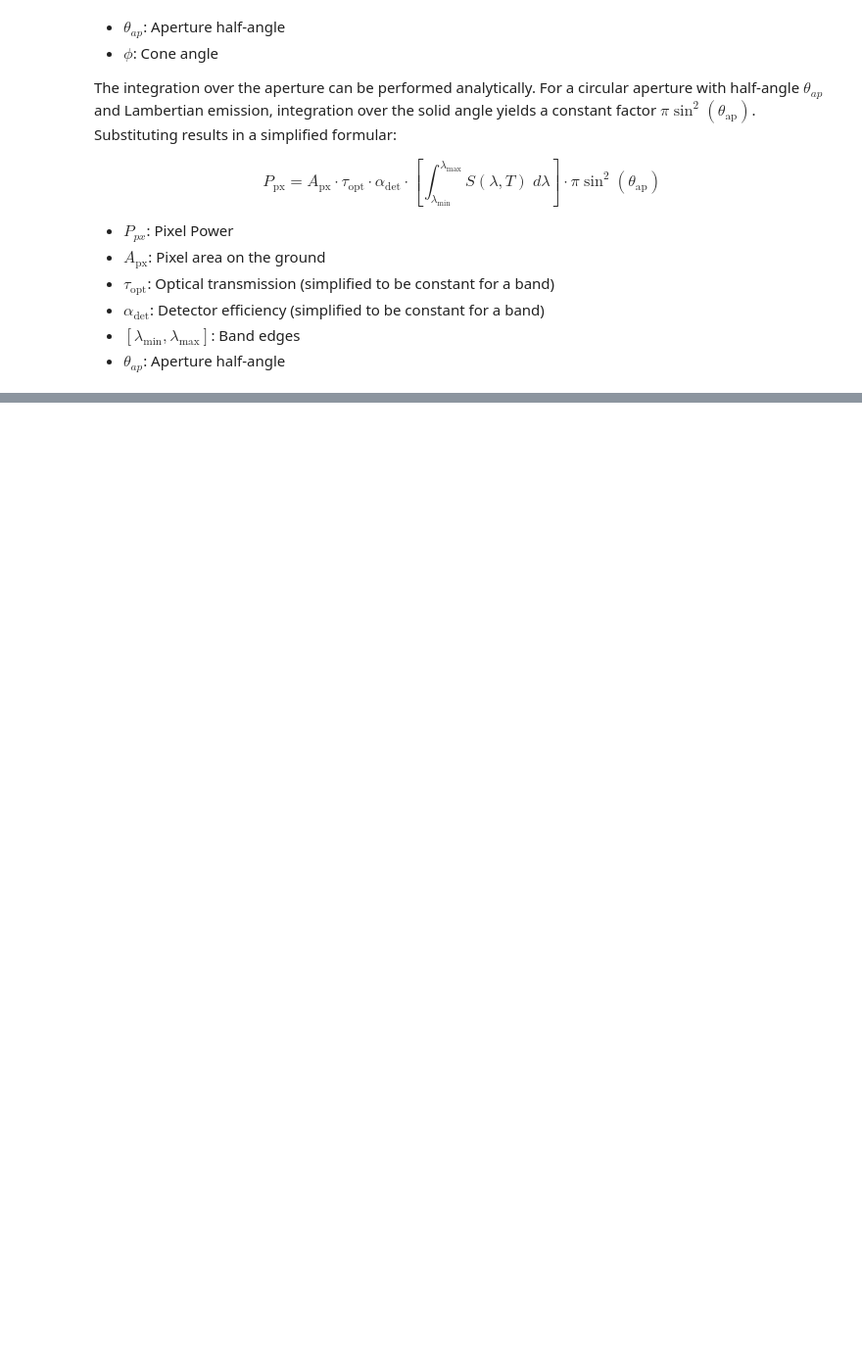
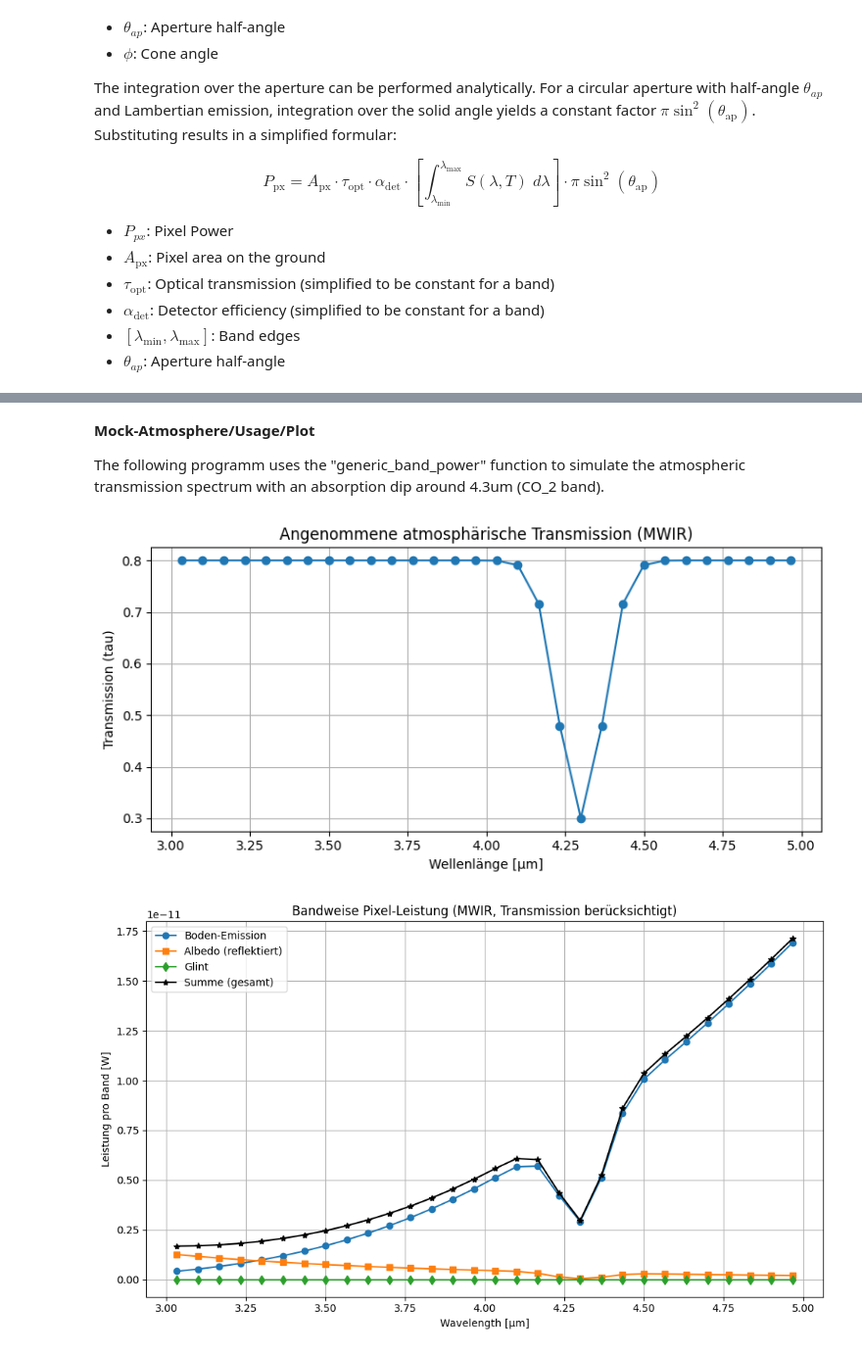
Before and after one commit to Azmi0205/Studienarbeit, a Jupyter notebook: PythonSimulation.ipynb, the cells around one changed output, grey strips where cells are left out. Shown at 98% size. Drawn from its saved outputs; the diff is of its cells as text; code cells hidden in the pictures; blank space fills up the shorter version.

Commit message:
Total Pixel Power Code

```diff
--- a/PythonSimulation.ipynb
+++ b/PythonSimulation.ipynb
@@ -247,0 +246,24 @@ $$
+# %%
+def generic_band_power(band_edges, tau_atm_band, tau_ap, alpha_det, T_surface, two_way, area: float, theta_ap: float, factor, n_samples):
+    powers = []
+    for i in range(len(band_edges)-1):
+        # integrate a band
+        l0,l1 = band_edges[i], band_edges[i+1];
+        I_band = integrate_band(T_surface, l0, l1, n_samples);
+        # pixel area on the ground, detector efficiency, optical transmission, apeture factor
+        P_temp = I_band * area * alpha_det * tau_ap * pi* (np.sin(theta_ap)**2);
+        # atmospheric transmission
+        if two_way:
+            P_temp = P_temp * (tau_atm_band[i]**2);
+        else:
+            P_temp = P_temp * tau_atm_band[i];
+        # constant prefactor
+        P_band = P_temp * factor;
+        powers.append(P_band);
+
+    powers = np.array(powers)
+    return powers, powers.sum()
+# %% [markdown]
+**Mock-Atmosphere/Usage/Plot**
+
+The following programm uses the "generic_band_power" function to simulate the atmospheric transmission spectrum with an absorption dip around 4.3um (CO_2 band).
@@ -247,0 +310,27 @@ $$
+# %%
+plt.figure(figsize=(8,4))
+plt.plot(band_centers * 1e6, tau_mock, 'o-', color='tab:blue')
+plt.xlabel('Wellenlänge [µm]')
+plt.ylabel('Transmission (tau)')
+plt.title('Angenommene atmosphärische Transmission (MWIR)')
+plt.grid(True)
+plt.tight_layout()
+plt.show()
+
+
+plt.figure(figsize=(10,6))
+plt.plot(band_centers * 1e6, P_ground_band, 'o-', label='Boden-Emission')
+plt.plot(band_centers * 1e6, P_albedo_band, 's-', label='Albedo (reflektiert)')
+plt.plot(band_centers * 1e6, P_glint_band, 'd-', label='Glint')
+plt.plot(band_centers * 1e6, P_total_band, 'k*-', label='Summe (gesamt)')
+
+plt.xlabel('Wavelength [µm]')
+plt.ylabel('Leistung pro Band [W]')
+plt.title('Bandweise Pixel-Leistung (MWIR, Transmission berücksichtigt)')
+plt.legend()
+plt.grid(True)
+plt.tight_layout()
+plt.show()
+# %% [output]
+[figure, added]
+[figure, added]
```
Also changed, not shown: parts of 7 cells of this notebook.
